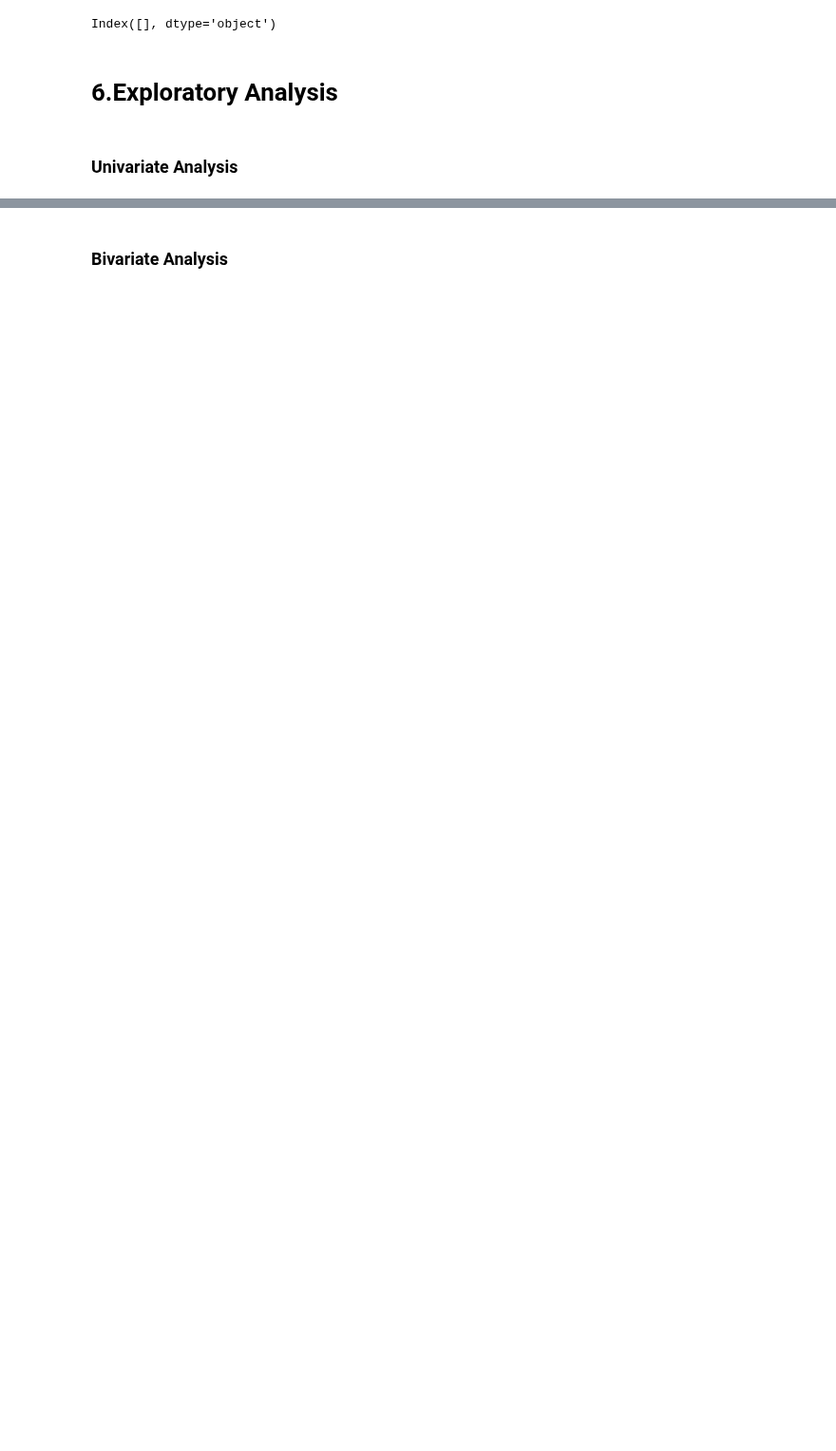
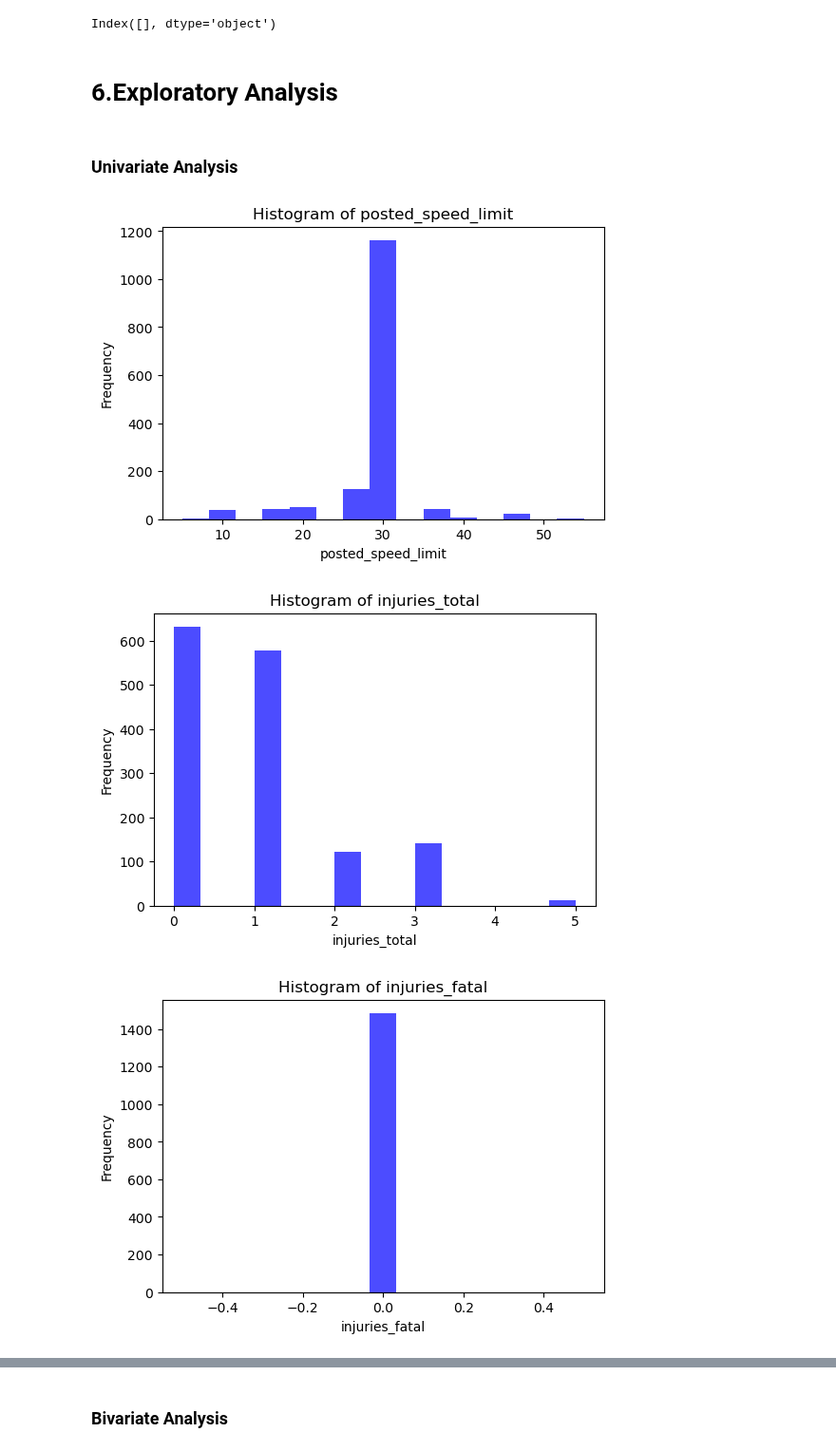
Before and after one commit to Ivan3864/dsc-Accidents-analysis, a Jupyter notebook: notebook.ipynb, the cells around one changed output, grey strips where cells are left out. Shown at 95% size. Saved outputs shown, nothing was run; the diff lists cells and outputs as text; code cells hidden in the pictures; blank space fills up the shorter version.

```diff
--- a/notebook.ipynb
+++ b/notebook.ipynb
@@ -327,3 +327,19 @@ Index([], dtype='object')
 # 6.Exploratory Analysis
 # %% [markdown]
 ### Univariate Analysis
+# %%
+# List of numerical columns for univariate analysis
+numerical_columns = list(cleaned_df3.select_dtypes(include=['float', 'int64']).columns)
+# %%
+# Histograms for numerical variables
+for col in numerical_columns:
+    plt.figure(figsize=(6, 4))
+    plt.hist(cleaned_df3[col], bins=15, color='blue', alpha=0.7)
+    plt.xlabel(col)
+    plt.ylabel('Frequency')
+    plt.title(f'Histogram of {col}')
+    plt.show()
+# %% [output]
+[figure, added]
+[figure, added]
+[figure, added]
```
Also changed, not shown: parts of 10 cells of this notebook.
